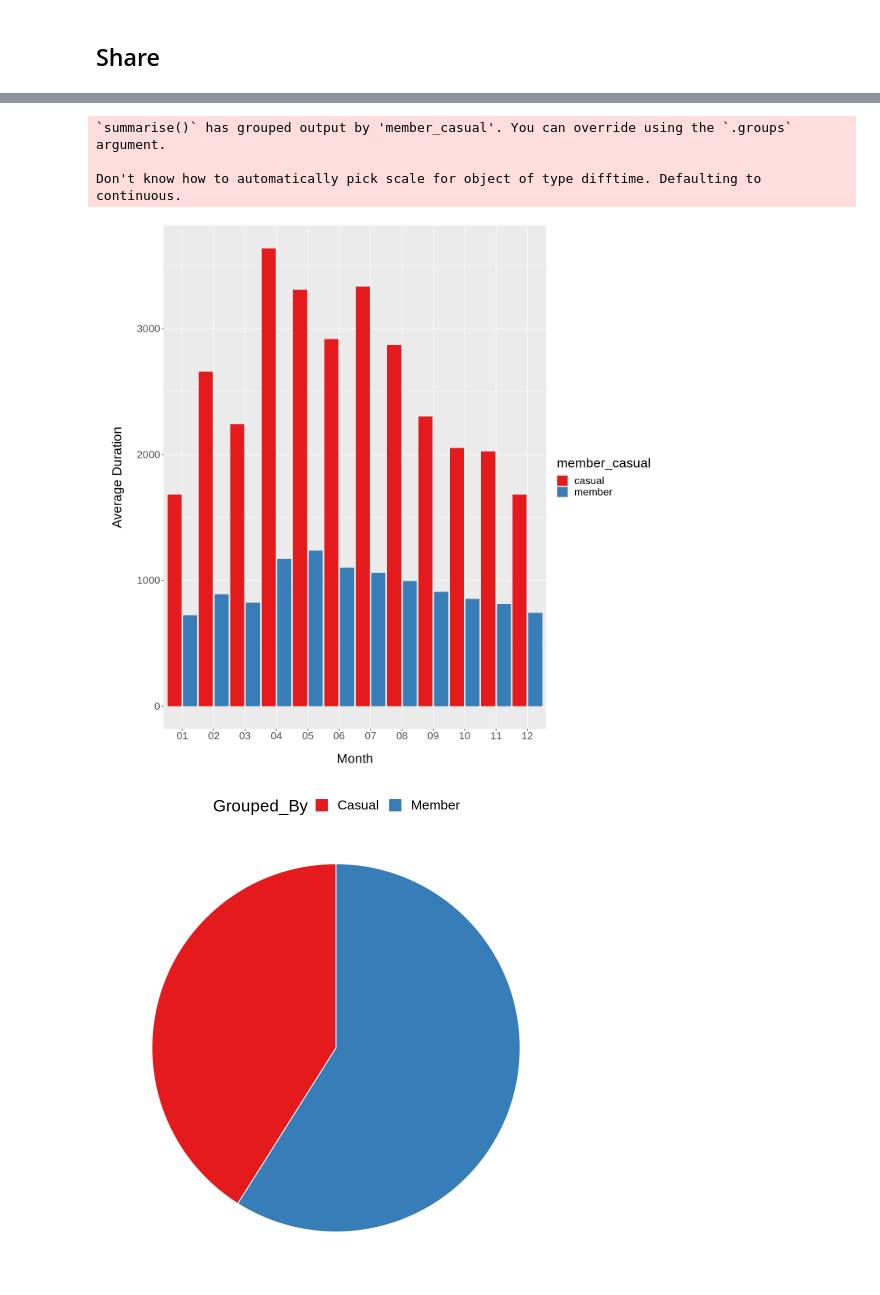
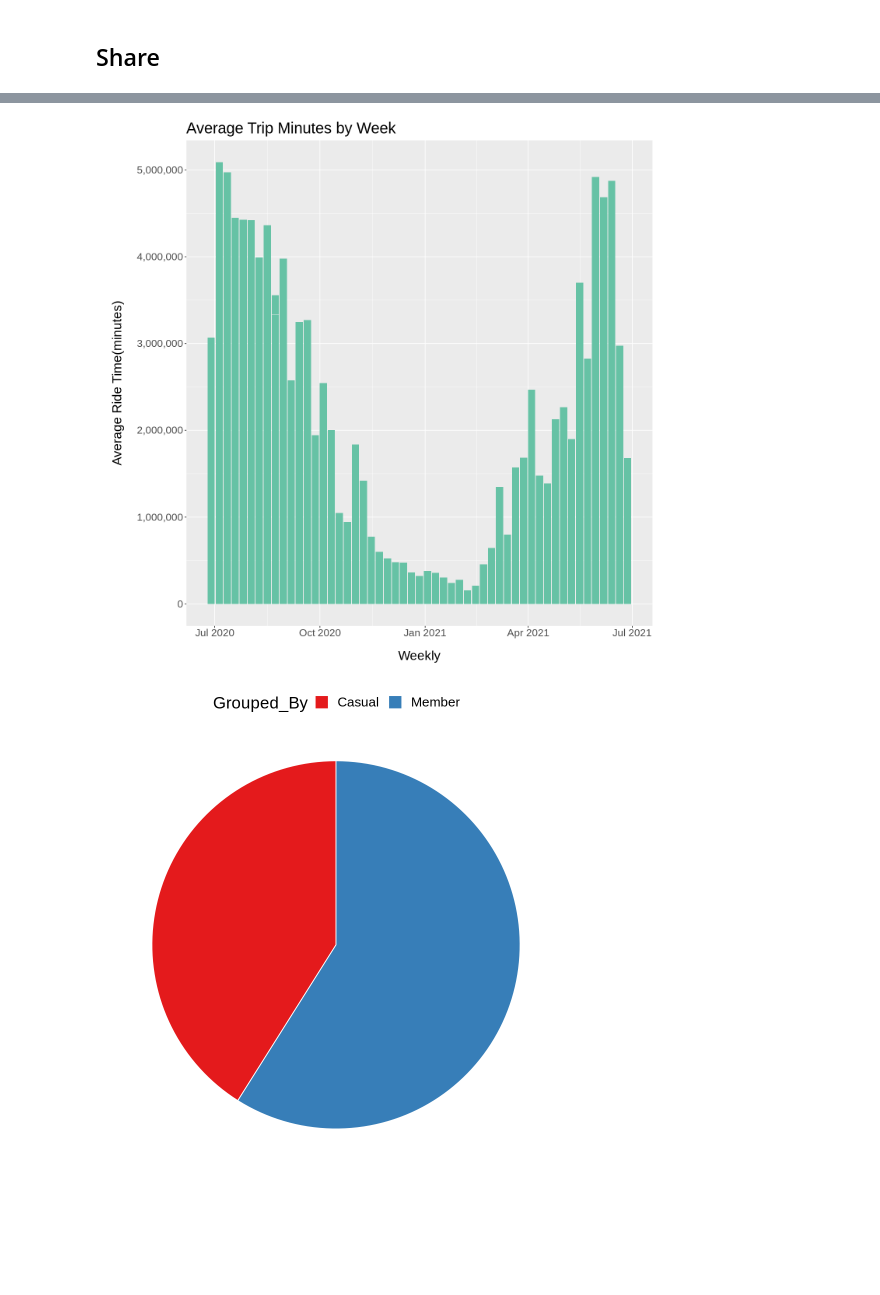
Before and after one commit to twilight-warlock/Cyclist-dataset-analysis, a Jupyter notebook: Cyclistic_Bike_Share_Analysis.ipynb, the cells around one changed output, grey strips where cells are left out. Saved outputs shown, nothing was run; the diff lists cells and outputs as text; code cells hidden in the pictures; blank space fills up the shorter version.

Commit message:
Added cleaner code with more analysis and plots

```diff
--- a/Cyclistic_Bike_Share_Analysis.ipynb
+++ b/Cyclistic_Bike_Share_Analysis.ipynb
@@ -346,22 +452,16 @@ Don't know how to automatically pick scale for object of type difftime. Defaulti
 # %%
-all_data_v3 %>%
-  group_by(member_casual, month) %>%
-  summarize(average_duration = mean(length_of_ride)) %>%
-  arrange(member_casual, month) %>%
-  ggplot(aes(x = month, y = average_duration,fill = member_casual)) +
-  geom_col(position = position_dodge(1)) +
-    theme(text = element_text(size=20),
+ggplot(bikesrides2,aes(x=Weekly,y=Mean,, fill="")) + geom_col() +
+  labs(title="Average Trip Minutes by Week", y ="Average Ride Time(minutes)") +
+  scale_y_continuous(labels = comma) +
+  theme(text = element_text(size=20),
           axis.title.y = element_text(margin = margin(t = 0, r = 20, b = 0, l = 20)),
           axis.title.x = element_text(margin = margin(t = 20, r = 0, b = 20, l = 0))
           ) +
-  scale_fill_brewer(palette = "Set1") +
-  labs(y="Average Duration",x="Month")
+    theme(legend.position = "none") +
+  scale_fill_brewer(palette = "Set2")
   options(repr.plot.width = 12, repr.plot.height = 12)
 # %% [output]
-`summarise()` has grouped output by 'member_casual'. You can override using the `.groups` argument.
-
-Don't know how to automatically pick scale for object of type difftime. Defaulting to continuous.
-[figure, old version]
+[figure, new version]
 # %%
 members_by_type <- all_data_v3 %>%
     group_by(member_casual) %>%
```
Also changed, not shown: parts of 46 cells of this notebook.
